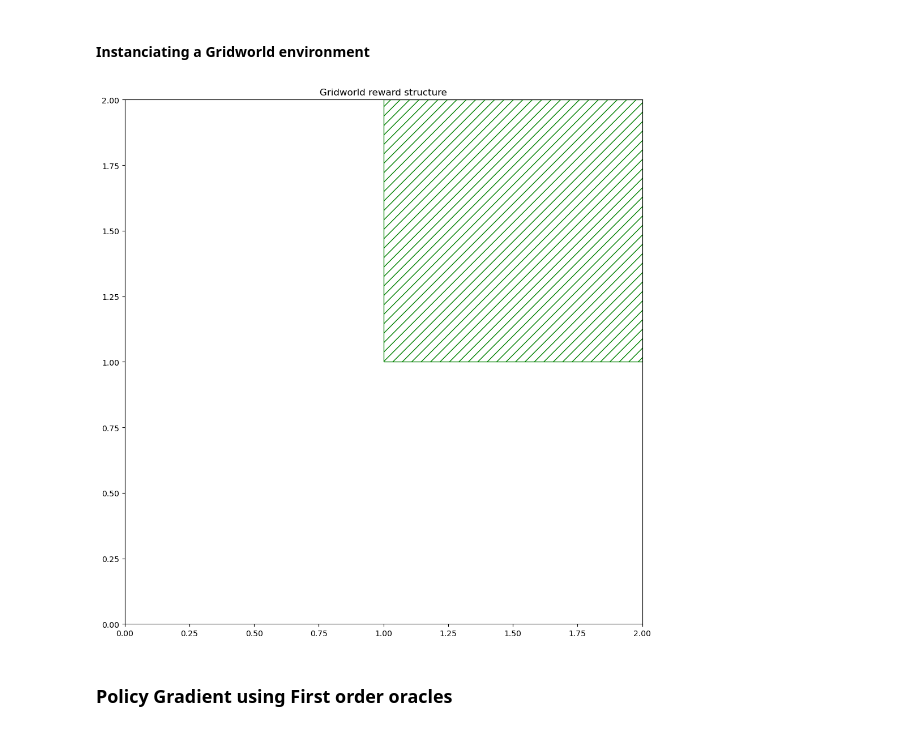
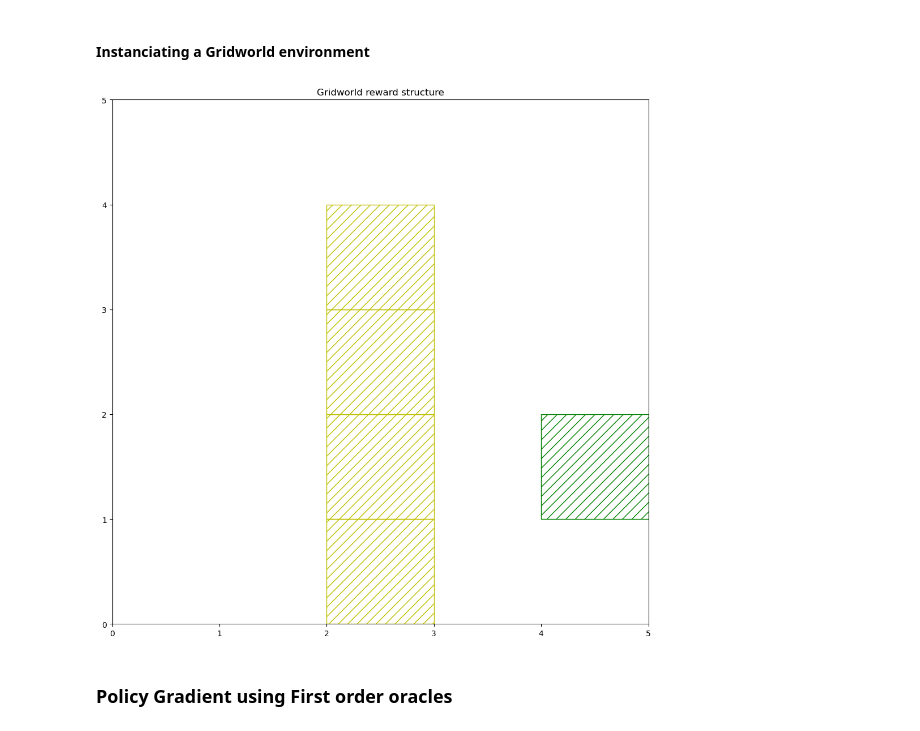
Before and after one commit to RenardDesNeiges/CIRL_Experiments, a Jupyter notebook: pg_experiments.ipynb, the cells around one changed output. Saved outputs shown, nothing was run; the diff lists cells and outputs as text; code cells hidden in the pictures.

```diff
--- a/pg_experiments.ipynb
+++ b/pg_experiments.ipynb
@@ -52,19 +51,21 @@ from jax.config import config; config.update("jax_enable_x64", True)
 # %% [markdown]
 #### Instanciating a Gridworld environment
 # %%
-goals = [((1,1),100)]
-gridMDP = Gridworld(2,2,0.1,0.9,goals=goals,obstacles=[])
+R = 100
+P = -200
+goals = [((4,1),R),((2,0),P),((2,1),P),((2,2),P),((2,3),P)]
+gridMDP = Gridworld(5,5,0.1,0.9,goals=goals,obstacles=[])
 gridMDP.init_distrib =  jnp.exp(jax.random.uniform(key,(gridMDP.n,))) / \
     jnp.sum(jnp.exp(jax.random.uniform(key,(gridMDP.n,))))
 
 
 fig, ax = plt.subplots(1,figsize=(10,10))
 gridplot(gridMDP,ax,goals=goals)
 ax.set_title('Gridworld reward structure')
 fig.tight_layout()
 plt.show()
 # %% [output]
-[figure, old version]
+[figure, new version]
 # %% [markdown]
 ### Policy Gradient using First order oracles
 # %%
```
Also changed, not shown: parts of 25 cells of this notebook, 3 other files.
